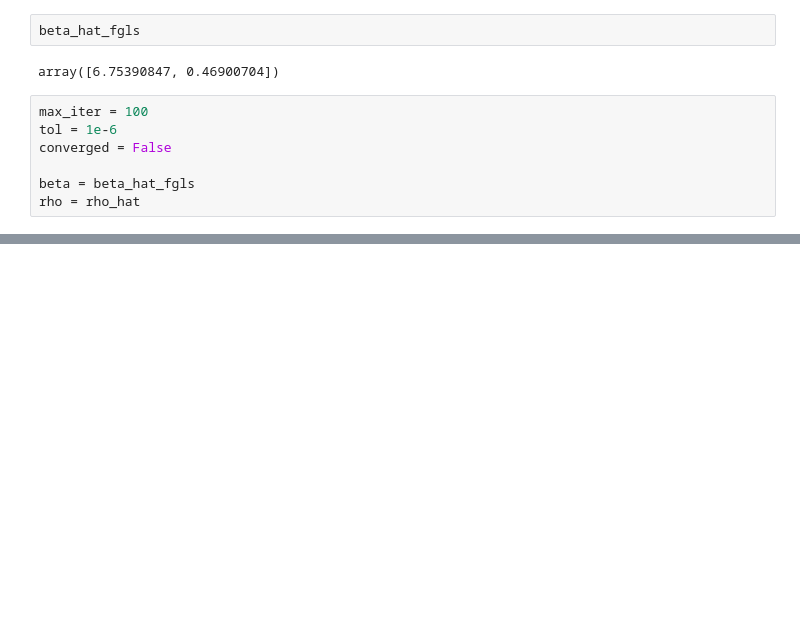
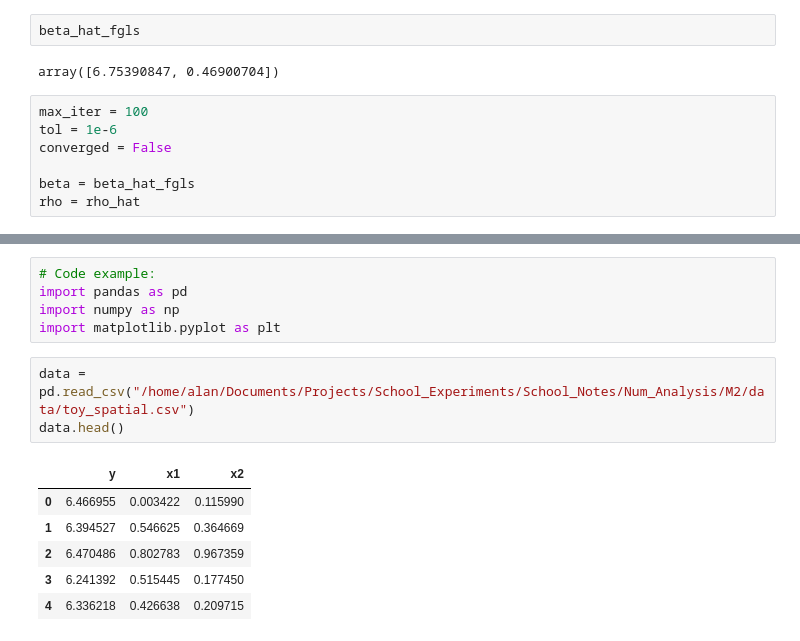
Before and after one commit to Alan-Rojas/School-Notes, a Jupyter notebook: Num_Analysis/M2/notebooks/M2_notes.ipynb, the cells around one changed output, grey strips where cells are left out. Cells and saved outputs as stored; diff of their text form; blank space fills up the shorter version.

```diff
--- a/Num_Analysis/M2/notebooks/M2_notes.ipynb
+++ b/Num_Analysis/M2/notebooks/M2_notes.ipynb
@@ -331,0 +345,15 @@ rho = rho_hat
+# %%
+# Code example:
+import pandas as pd
+import numpy as np
+import matplotlib.pyplot as plt
+# %%
+data = pd.read_csv("/home/alan/Documents/Projects/School_Experiments/School_Notes/Num_Analysis/M2/data/toy_spatial.csv")
+data.head()
+# %% [output]
+|  | y | x1 | x2 |
+| 0 | 6.466955 | 0.003422 | 0.115990 |
+| 1 | 6.394527 | 0.546625 | 0.364669 |
+| 2 | 6.470486 | 0.802783 | 0.967359 |
+| 3 | 6.241392 | 0.515445 | 0.177450 |
+| 4 | 6.336218 | 0.426638 | 0.209715 |
```
Also changed, not shown: parts of 6 cells of this notebook, 1 other file.
